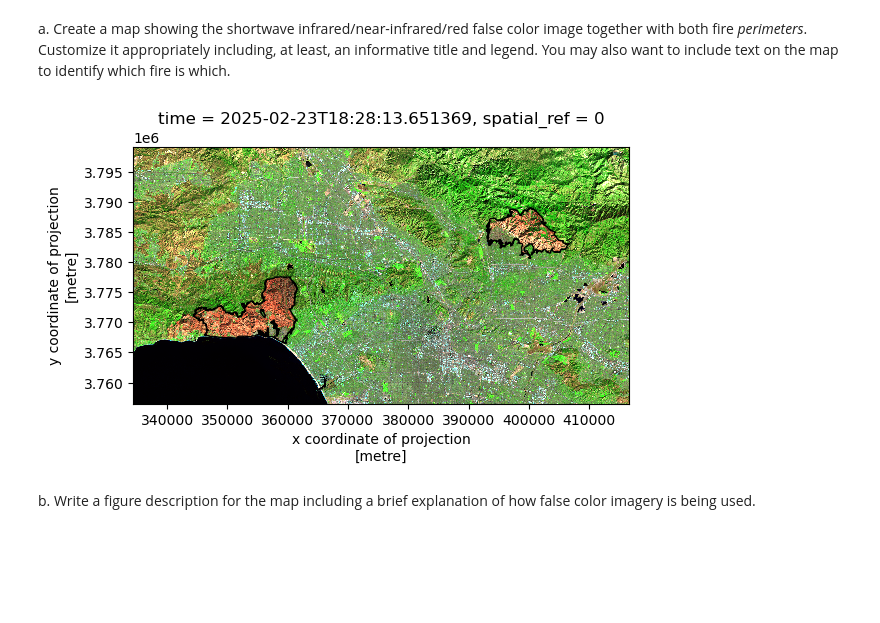
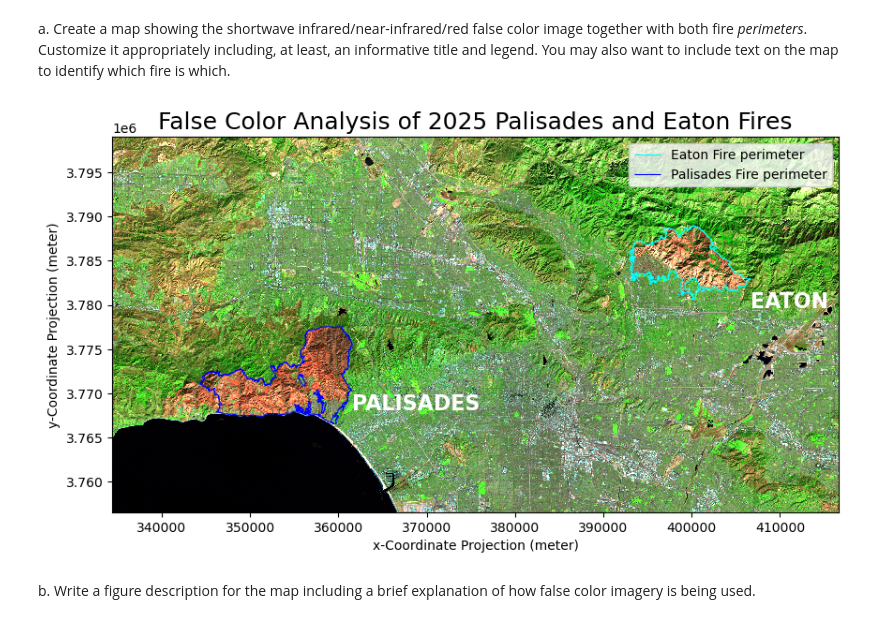
Before and after one commit to sarahhinkley/eds220-hwk4, a Jupyter notebook: hwk4-task2-false-color-hinkley.ipynb, the cells around one changed output. Drawn from its saved outputs; the diff is of its cells as text; code cells hidden in the pictures; blank space fills up the shorter version.

Commit message:
Complete false color analysis map

```diff
--- a/hwk4-task2-false-color-hinkley.ipynb
+++ b/hwk4-task2-false-color-hinkley.ipynb
@@ -205,15 +208,39 @@ a. Create a map showing the shortwave infrared/near-infrared/red false color ima
 # %%
 # Update fire perimeter CRS to match Landsat CRS
 eaton = eaton.to_crs(landsat.rio.crs)
 palisades = palisades.to_crs(landsat.rio.crs)
 
+# Finding max coordinates of fire polygons
+eaton_max = eaton.geometry.get_coordinates().max()
+palisades_max = palisades.geometry.get_coordinates().max()
 
-fig, ax = plt.subplots()
+# Max coords
+max_x = [eaton_max.iloc[0], palisades_max.iloc[0]]
+max_y = [eaton_max.iloc[1], palisades_max.iloc[1]]
+
+# Create map to combine landsat data and fire perimeters
+fig, ax = plt.subplots(figsize=(10,8))
+
+# Plot false color composite
 landsat[['swir22','nir08','red']].to_dataarray().plot.imshow(ax = ax, robust=True)
-eaton.plot(ax=ax, color='none', edgecolor='black')
-palisades.plot(ax=ax, color='none', edgecolor='black')
+
+# Overlay Palisades and Eaton fire perimeters
+eaton.boundary.plot(ax=ax, edgecolor='aqua', linewidth=0.8, label='Eaton Fire perimeter')
+palisades.boundary.plot(ax=ax, edgecolor='blue', linewidth=0.8, label='Palisades Fire perimeter')
+
+# Add title, x/y axes labels, and legend
+ax.set_title('False Color Analysis of 2025 Palisades and Eaton Fires', fontsize = 18)
+plt.xlabel('x-Coordinate Projection (meter)')
+plt.ylabel('y-Coordinate Projection (meter)')
+plt.legend()
+
+# Add fire name annotations
+combined_fires = pd.concat([eaton, palisades])
+for x, y, name in zip(max_x, max_y, combined_fires['FIRE_NAME']):
+    ax.text(x,y-7500,name, fontsize=16, ha='left', va = 'top', color= 'white', fontweight='bold')
+
 plt.show()
 # %% [output]
-[figure, old version]
+[figure, new version]
 # %% [markdown]
 b. Write a figure description for the map including a brief explanation of how false color imagery is being used.
```
Also changed, not shown: parts of 6 cells of this notebook.
